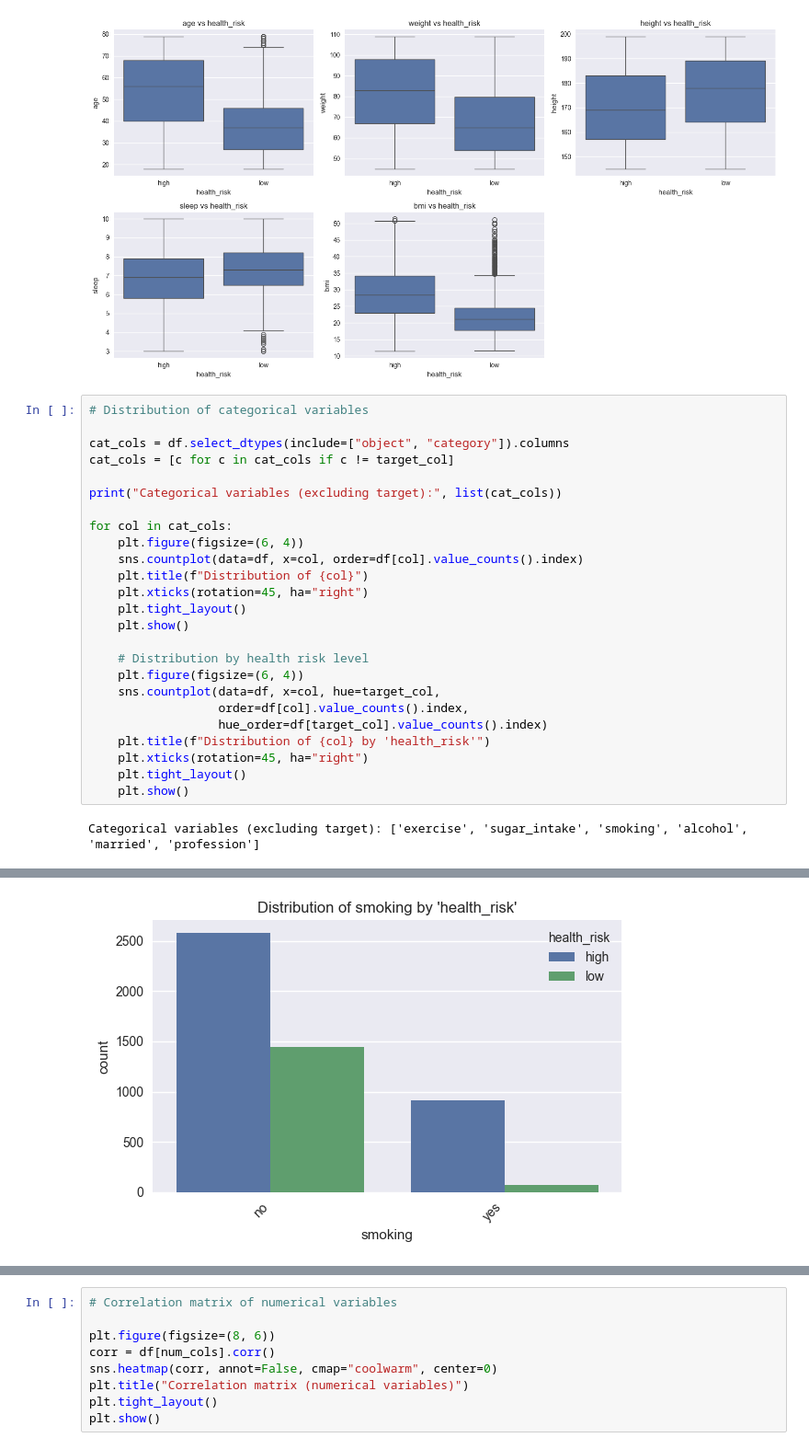
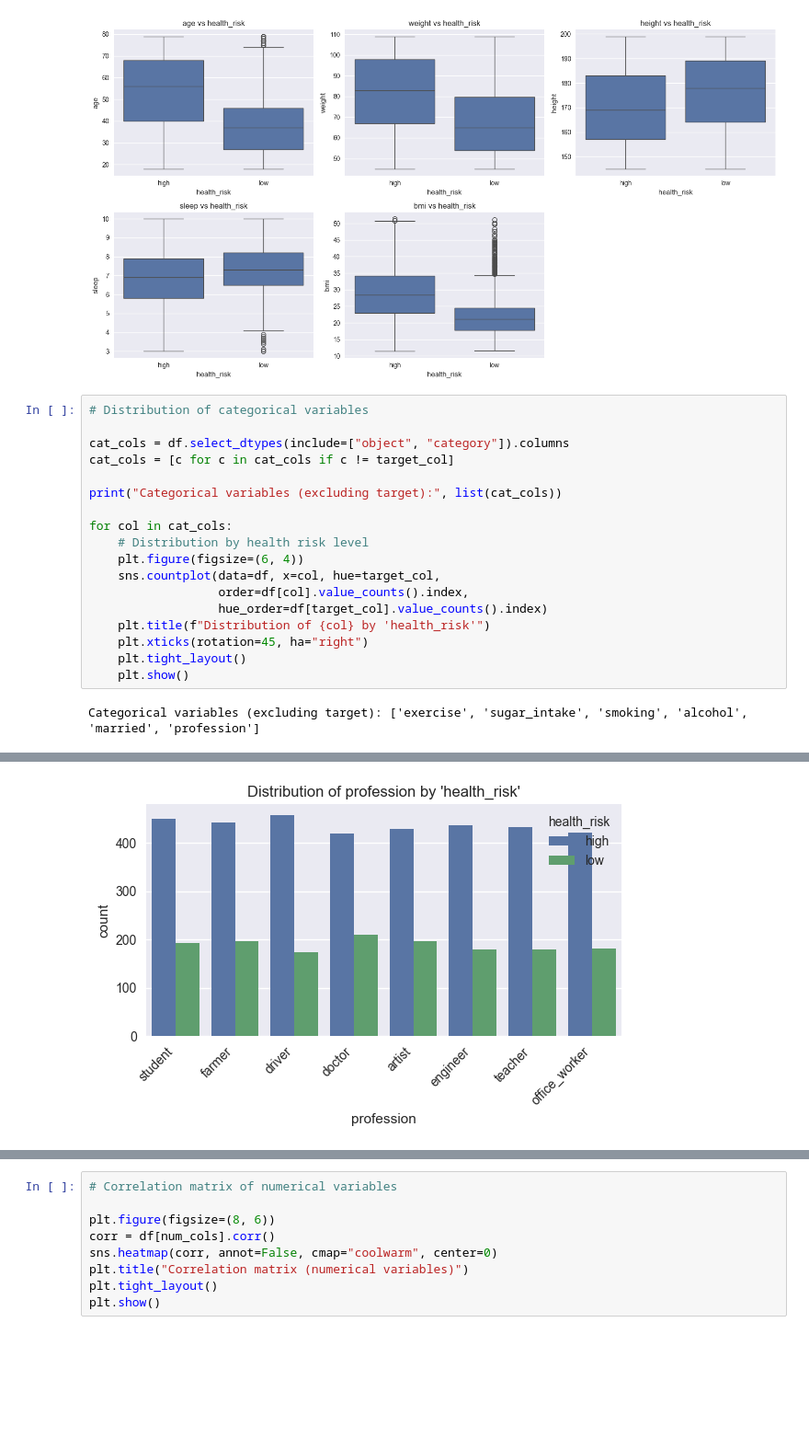
Before and after one commit to Montabos/ml-project, a Jupyter notebook: Projet_Lifestyle_HealthRisk_EDA.ipynb, the cells around one changed output, grey strips where cells are left out. Shown: that part at 92% size. Cells and saved outputs as stored; diff of their text form; blank space fills up the shorter version.

```diff
--- a/Projet_Lifestyle_HealthRisk_EDA.ipynb
+++ b/Projet_Lifestyle_HealthRisk_EDA.ipynb
@@ -195,13 +195,6 @@ cat_cols = [c for c in cat_cols if c != target_col]
 print("Categorical variables (excluding target):", list(cat_cols))
 
 for col in cat_cols:
-    plt.figure(figsize=(6, 4))
-    sns.countplot(data=df, x=col, order=df[col].value_counts().index)
-    plt.title(f"Distribution of {col}")
-    plt.xticks(rotation=45, ha="right")
-    plt.tight_layout()
-    plt.show()
-
     # Distribution by health risk level
     plt.figure(figsize=(6, 4))
     sns.countplot(data=df, x=col, hue=target_col,
@@ -221 +214 @@ Categorical variables (excluding target): ['exercise', 'sugar_intake', 'smoking'
-[figure, old version]
+[figure, new version]
```
Also changed, not shown: parts of 1 cell of this notebook, 9 other files.
